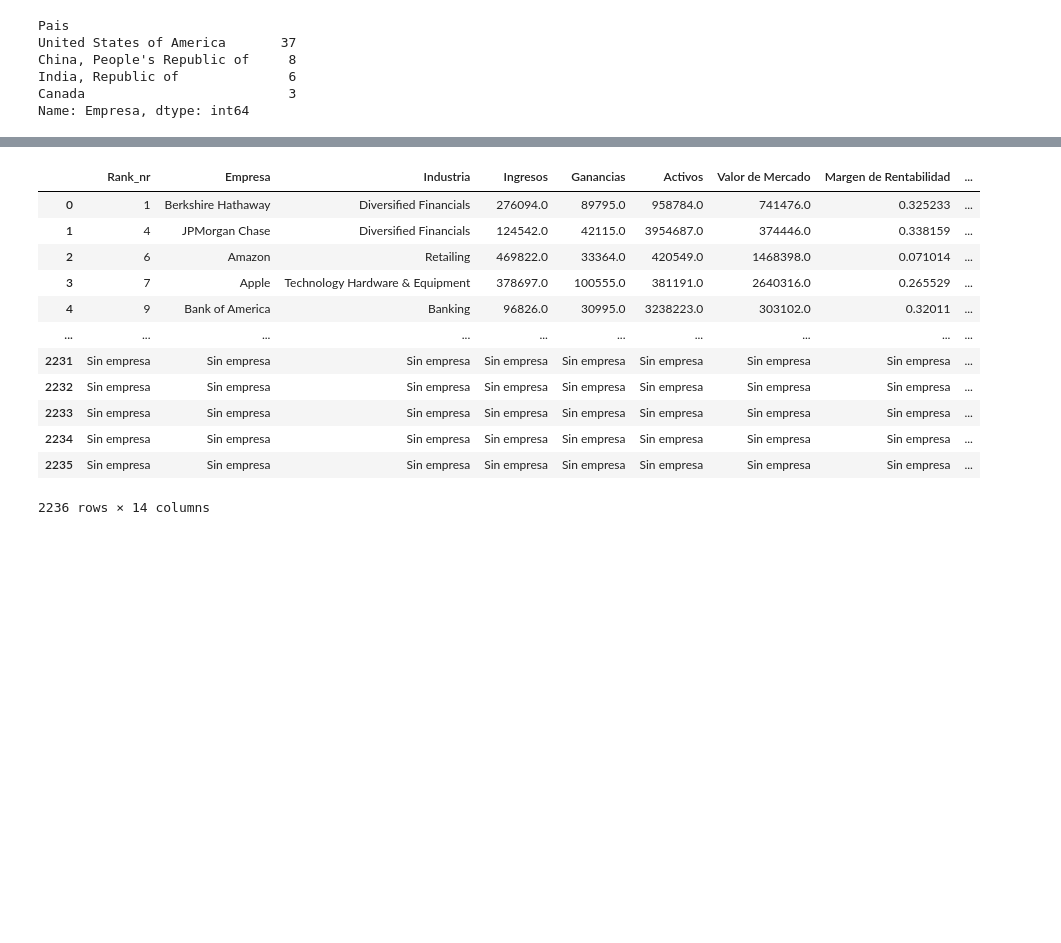
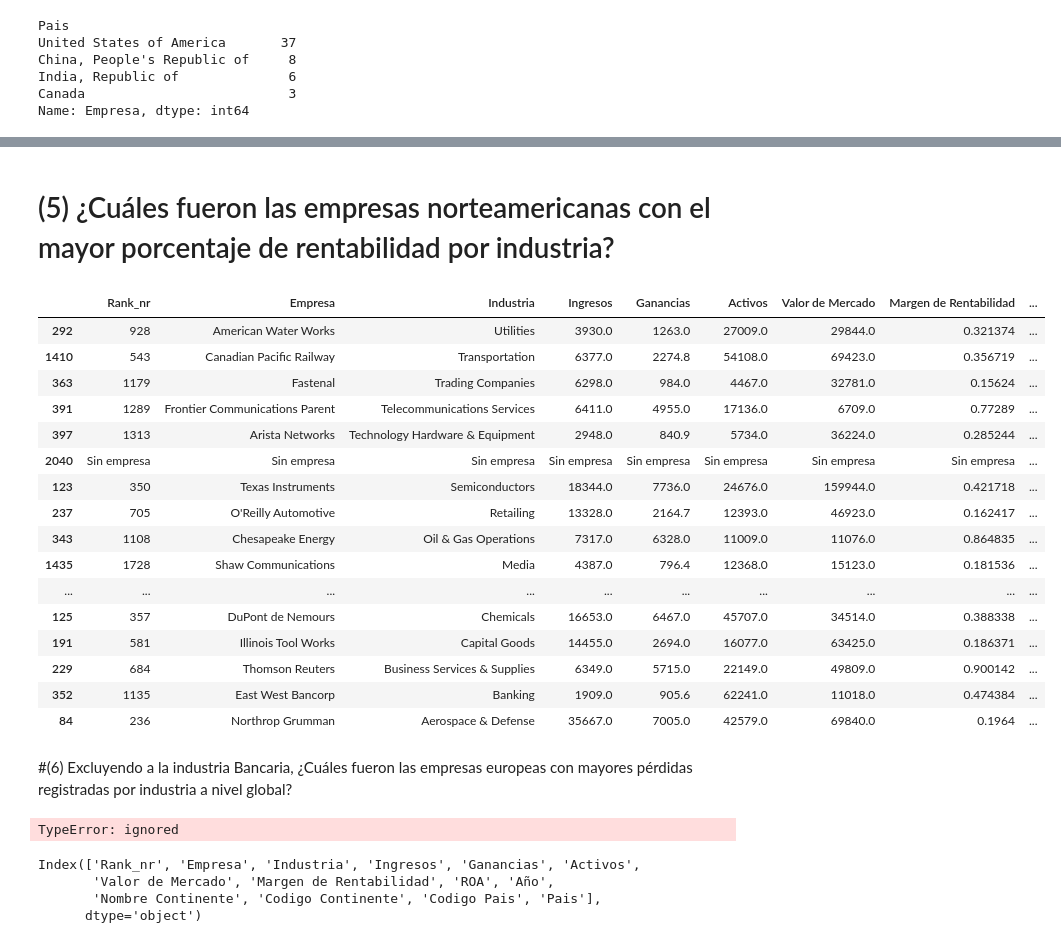
Before and after one commit to Bigote93/DataInsider, a Jupyter notebook: DesafioDataInsider_Nalli.ipynb, the cells around one changed output, grey strips where cells are left out. Drawn from its saved outputs; the diff is of its cells as text; code cells hidden in the pictures; blank space fills up the shorter version.

```diff
--- a/DesafioDataInsider_Nalli.ipynb
+++ b/DesafioDataInsider_Nalli.ipynb
@@ -1114,16 +1172,57 @@ forbesgloba_merge2_2000_2022['Industria'].unique()
+# %% [markdown]
+# (5) ¿Cuáles fueron las empresas norteamericanas con el mayor porcentaje de rentabilidad por industria?
+# %%
+#Se condidera un margen de las 10 mejores
+empresas_americanas_mayor_rentabilidad = forbesgloba_merge2_2000_2022[(forbesgloba_merge2_2000_2022['Nombre Continente'] == 'North America') | (forbesgloba_merge2_2000_2022['Nombre Continente'] == 'South America')]
+df_ordenado = empresas_americanas_mayor_rentabilidad.sort_values(['Industria', 'Margen de Rentabilidad'], ascending=False)
+
+# Elimina filas duplicadas, manteniendo solo las filas con la mayor rentabilidad en cada grupo
+empresas_destacadas = df_ordenado.drop_duplicates(subset='Industria')
+
+empresas_destacadas
+# %% [output]
+|  | Rank_nr | Empresa | Industria | Ingresos | Ganancias | Activos | Valor de Mercado | Margen de Rentabilidad | ... |
+| 292 | 928 | American Water Works | Utilities | 3930.0 | 1263.0 | 27009.0 | 29844.0 | 0.321374 | ... |
+| 1410 | 543 | Canadian Pacific Railway | Transportation | 6377.0 | 2274.8 | 54108.0 | 69423.0 | 0.356719 | ... |
+| 363 | 1179 | Fastenal | Trading Companies | 6298.0 | 984.0 | 4467.0 | 32781.0 | 0.15624 | ... |
+| 391 | 1289 | Frontier Communications Parent | Telecommunications Services | 6411.0 | 4955.0 | 17136.0 | 6709.0 | 0.77289 | ... |
+| 397 | 1313 | Arista Networks | Technology Hardware & Equipment | 2948.0 | 840.9 | 5734.0 | 36224.0 | 0.285244 | ... |
+| 2040 | Sin empresa | Sin empresa | Sin empresa | Sin empresa | Sin empresa | Sin empresa | Sin empresa | Sin empresa | ... |
+| 123 | 350 | Texas Instruments | Semiconductors | 18344.0 | 7736.0 | 24676.0 | 159944.0 | 0.421718 | ... |
+| 237 | 705 | O'Reilly Automotive | Retailing | 13328.0 | 2164.7 | 12393.0 | 46923.0 | 0.162417 | ... |
+| 343 | 1108 | Chesapeake Energy | Oil & Gas Operations | 7317.0 | 6328.0 | 11009.0 | 11076.0 | 0.864835 | ... |
+| 1435 | 1728 | Shaw Communications | Media | 4387.0 | 796.4 | 12368.0 | 15123.0 | 0.181536 | ... |
+| ... | ... | ... | ... | ... | ... | ... | ... | ... | ... |
+| 125 | 357 | DuPont de Nemours | Chemicals | 16653.0 | 6467.0 | 45707.0 | 34514.0 | 0.388338 | ... |
+| 191 | 581 | Illinois Tool Works | Capital Goods | 14455.0 | 2694.0 | 16077.0 | 63425.0 | 0.186371 | ... |
+| 229 | 684 | Thomson Reuters | Business Services & Supplies | 6349.0 | 5715.0 | 22149.0 | 49809.0 | 0.900142 | ... |
+| 352 | 1135 | East West Bancorp | Banking | 1909.0 | 905.6 | 62241.0 | 11018.0 | 0.474384 | ... |
+| 84 | 236 | Northrop Grumman | Aerospace & Defense | 35667.0 | 7005.0 | 42579.0 | 69840.0 | 0.1964 | ... |
+# %% [markdown]
+#(6) Excluyendo a la industria Bancaria, ¿Cuáles fueron las empresas europeas con mayores pérdidas registradas por industria a nivel global?
+# %%
+# Filtra el DataFrame para incluir solo las filas con valores de 'Ganancias' negativos
+forbesgloba_merge2_2000_2022_p = forbesgloba_merge2_2000_2022[forbesgloba_merge2_2000_2022['Ganancias'] != 'Sin empresa']
+
+perdidas = forbesgloba_merge2_2000_2022_p[forbesgloba_merge2_2000_2022_p['Ganancias'] < 0]
+
+# Filtra el DataFrame para incluir solo las empresas europeas y excluir la industria bancaria
+df_europeas_sin_bancos = forbesgloba_merge2_2000_2022_p[(forbesgloba_merge2_2000_2022_p['Nombre Continente'] == 'Europe') & (forbesgloba_merge2_2000_2022_p['Industria'] != 'Banking')]
+
+# Agrupa el DataFrame filtrado por la columna "Industria" y encuentra las empresas con las mayores pérdidas en cada industria
+empresas_mayores_perdidas = df_europeas_sin_bancos.groupby('Industria')['Ganancias'].nlargest(1)
+
+# Obtiene los datos de las empresas con las mayores pérdidas
+empresas_destacadas = df_europeas_sin_bancos.loc[empresas_mayores_perdidas.index.get_level_values(1)]
+
+# Imprime las empresas europeas con las mayores pérdidas registradas por industria a nivel global
+print(empresas_destacadas[['Industria', 'Empresa', 'Ganancias']])
+# %% [output]
+TypeError: ignored
 # %%
-forbesgloba_merge2_2000_2022.
+forbesgloba_merge2_2000_2022.columns
 # %% [output]
-|  | Rank_nr | Empresa | Industria | Ingresos | Ganancias | Activos | Valor de Mercado | Margen de Rentabilidad | ... |
-| 0 | 1 | Berkshire Hathaway | Diversified Financials | 276094.0 | 89795.0 | 958784.0 | 741476.0 | 0.325233 | ... |
-| 1 | 4 | JPMorgan Chase | Diversified Financials | 124542.0 | 42115.0 | 3954687.0 | 374446.0 | 0.338159 | ... |
-| 2 | 6 | Amazon | Retailing | 469822.0 | 33364.0 | 420549.0 | 1468398.0 | 0.071014 | ... |
-| 3 | 7 | Apple | Technology Hardware & Equipment | 378697.0 | 100555.0 | 381191.0 | 2640316.0 | 0.265529 | ... |
-| 4 | 9 | Bank of America | Banking | 96826.0 | 30995.0 | 3238223.0 | 303102.0 | 0.32011 | ... |
-| ... | ... | ... | ... | ... | ... | ... | ... | ... | ... |
-| 2231 | Sin empresa | Sin empresa | Sin empresa | Sin empresa | Sin empresa | Sin empresa | Sin empresa | Sin empresa | ... |
-| 2232 | Sin empresa | Sin empresa | Sin empresa | Sin empresa | Sin empresa | Sin empresa | Sin empresa | Sin empresa | ... |
-| 2233 | Sin empresa | Sin empresa | Sin empresa | Sin empresa | Sin empresa | Sin empresa | Sin empresa | Sin empresa | ... |
-| 2234 | Sin empresa | Sin empresa | Sin empresa | Sin empresa | Sin empresa | Sin empresa | Sin empresa | Sin empresa | ... |
-| 2235 | Sin empresa | Sin empresa | Sin empresa | Sin empresa | Sin empresa | Sin empresa | Sin empresa | Sin empresa | ... |
-2236 rows × 14 columns
+Index(['Rank_nr', 'Empresa', 'Industria', 'Ingresos', 'Ganancias', 'Activos',
+       'Valor de Mercado', 'Margen de Rentabilidad', 'ROA', 'Año',
+       'Nombre Continente', 'Codigo Continente', 'Codigo Pais', 'Pais'],
+      dtype='object')
```
Also changed, not shown: parts of 8 cells of this notebook.
